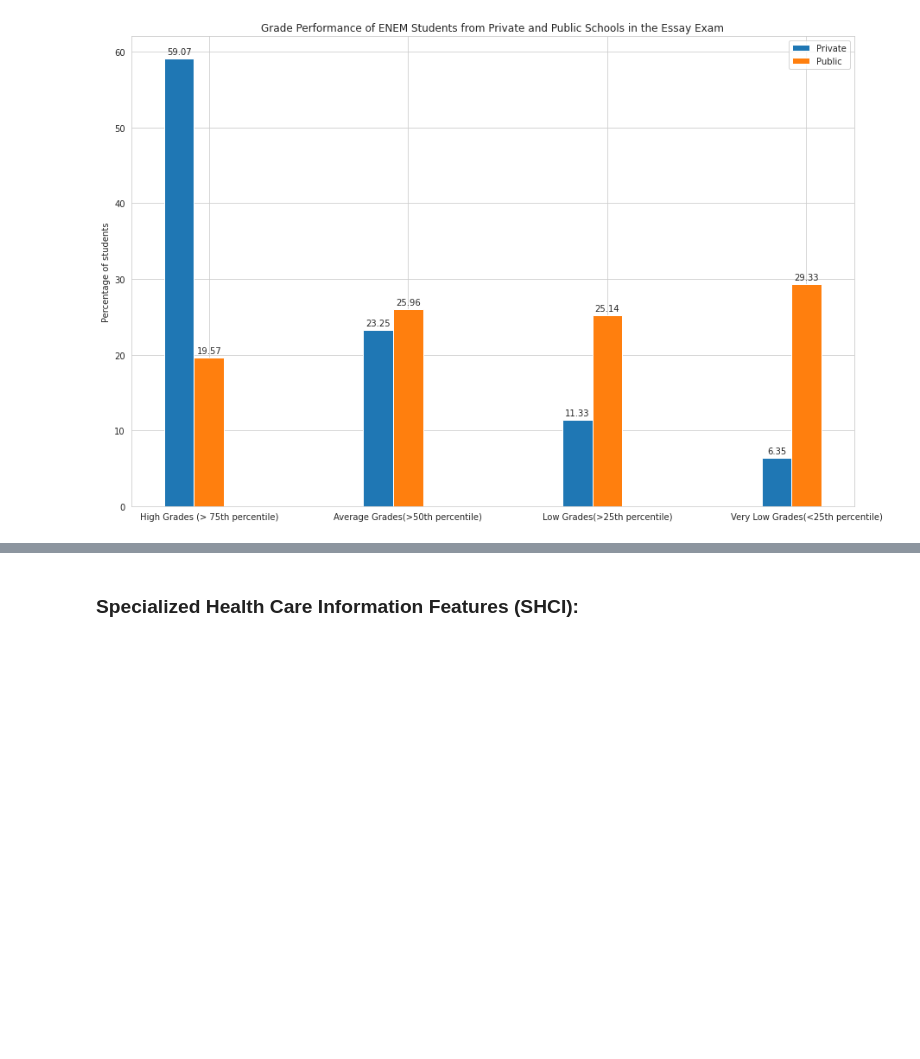
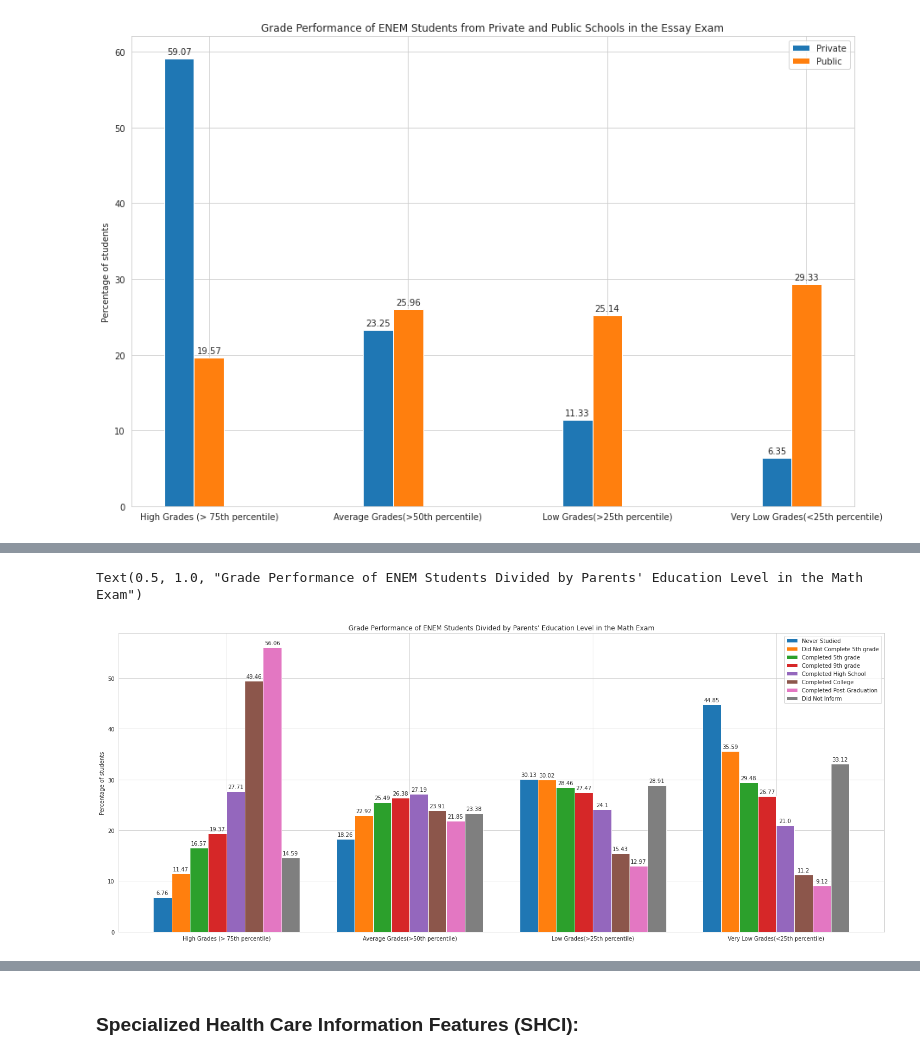
Before and after one commit to higorpr/ENEM_Exploration_Analysis, a Jupyter notebook: ENEM_Exploratory_Analysis.ipynb, the cells around one changed output, grey strips where cells are left out. Drawn from its saved outputs; the diff is of its cells as text; code cells hidden in the pictures; blank space fills up the shorter version.

```diff
--- a/ENEM_Exploratory_Analysis.ipynb
+++ b/ENEM_Exploratory_Analysis.ipynb
@@ -1334,0 +1336,10 @@ Hypothesis 3 states that:
+# %%
+# Check the percentage of students that answered Q001 or Q002 as "I don't know":
+df_father = df_train[(df_train['Q001'] == 'H') & (df_train['Q002'] != 'H')]
+df_mother = df_train[(df_train['Q002'] == 'H') & (df_train['Q001'] != 'H')]
+df_father_mother =  df_train[(df_train['Q001'] == 'H') & (df_train['Q002'] == 'H')]
+print('IDK_Father', round((df_father.shape[0]/df_train.shape[0])*100, 2))
+print('IDK_Mother', round((df_mother.shape[0]/df_train.shape[0])*100, 2))
+print('IDK_Father_Mother', round((df_father_mother.shape[0]/df_train.shape[0])*100, 2))
+total = round((df_father.shape[0] + df_mother.shape[0] + df_father_mother.shape[0]) *100 / df_train.shape[0], 2)
+print(f'\nPercentage of students that did not inform at least one of their parents level of education:', total)
@@ -1334,0 +1392,10 @@ Hypothesis 3 states that:
+# %%
+# Creation of school type data dictionary:
+ed_lvl_data = defaultdict(dict)
+
+# Creation of plot heights
+for lvl in ed_levels:
+    for grade in targets:
+        ed_lvl_data[lvl][grade] = [ round(hg_ed[lvl][grade] * 100, 2), round(ag_ed[lvl][grade] * 100, 2), round(lg_ed[lvl][grade] * 100, 2), round(vg_ed[lvl][grade] * 100, 2) ]
+
+ed_lvl_data
@@ -1334,0 +1420,53 @@ Hypothesis 3 states that:
+# %%
+# Creation of data labels for education levels subdivisions:
+ed_labels = {'A':'Never Studied', 'B': 'Did Not Complete 5th grade', 'C': 'Completed 5th grade', 'D': 'Completed 9th grade', 'E': 'Completed High School',
+             'F': 'Completed College', 'G': 'Completed Post-Graduation', 'H': 'Did Not Inform'}
+
+# Math Plot:
+labels = ['High Grades (> 75th percentile)', 'Average Grades(>50th percentile)', 'Low Grades(>25th percentile)', 'Very Low Grades(<25th percentile)']
+# sns.set_theme()
+sns.set_style("whitegrid")
+
+x = 1.5*np.arange(len(labels))  # the label locations
+width = 0.15  # the width of the bars
+
+fig, ax = plt.subplots(figsize=(25,10))
+
+rects_a = ax.bar(x - 3.5 * width, ed_lvl_data['A']['NU_NOTA_MT'], width, label='Never Studied')
+rects_b = ax.bar(x - 2.5 * width, ed_lvl_data['B']['NU_NOTA_MT'], width, label='Did Not Complete 5th grade')
+rects_c = ax.bar(x - 1.5 * width, ed_lvl_data['C']['NU_NOTA_MT'], width, label='Completed 5th grade')
+rects_d = ax.bar(x - 0.5 * width, ed_lvl_data['D']['NU_NOTA_MT'], width, label='Completed 9th grade')
+rects_e = ax.bar(x + 0.5 * width, ed_lvl_data['E']['NU_NOTA_MT'], width, label='Completed High School')
+rects_f = ax.bar(x + 1.5 * width, ed_lvl_data['F']['NU_NOTA_MT'], width, label='Completed College')
+rects_g = ax.bar(x + 2.5 * width, ed_lvl_data['G']['NU_NOTA_MT'], width, label='Completed Post-Graduation')
+rects_h = ax.bar(x + 3.5 * width, ed_lvl_data['H']['NU_NOTA_MT'], width, label='Did Not Inform')
+
+ax.xaxis.set_ticks(x)
+ax.xaxis.set_ticklabels(labels)
+ax.legend()
+plt.ylabel('Percentage of students')
+
+def autolabel(rects):
+    """Attach a text label above each bar in *rects*, displaying its height."""
+    for rect in rects:
+        height = rect.get_height()
+        ax.annotate('{}'.format(height),
+                    xy=(rect.get_x() + rect.get_width() / 2, height),
+                    xytext=(0, 3),  # 3 points vertical offset
+                    textcoords="offset points",
+                    ha='center', va='bottom')
+
+autolabel(rects_a)
+autolabel(rects_b)
+autolabel(rects_c)
+autolabel(rects_d)
+autolabel(rects_e)
+autolabel(rects_f)
+autolabel(rects_g)
+autolabel(rects_h)
+
+
+plt.title("Grade Performance of ENEM Students Divided by Parents' Education Level in the Math Exam")
+# %% [output]
+Text(0.5, 1.0, "Grade Performance of ENEM Students Divided by Parents' Education Level in the Math Exam")
+[figure, added]
```
Also changed, not shown: parts of 17 cells of this notebook.
